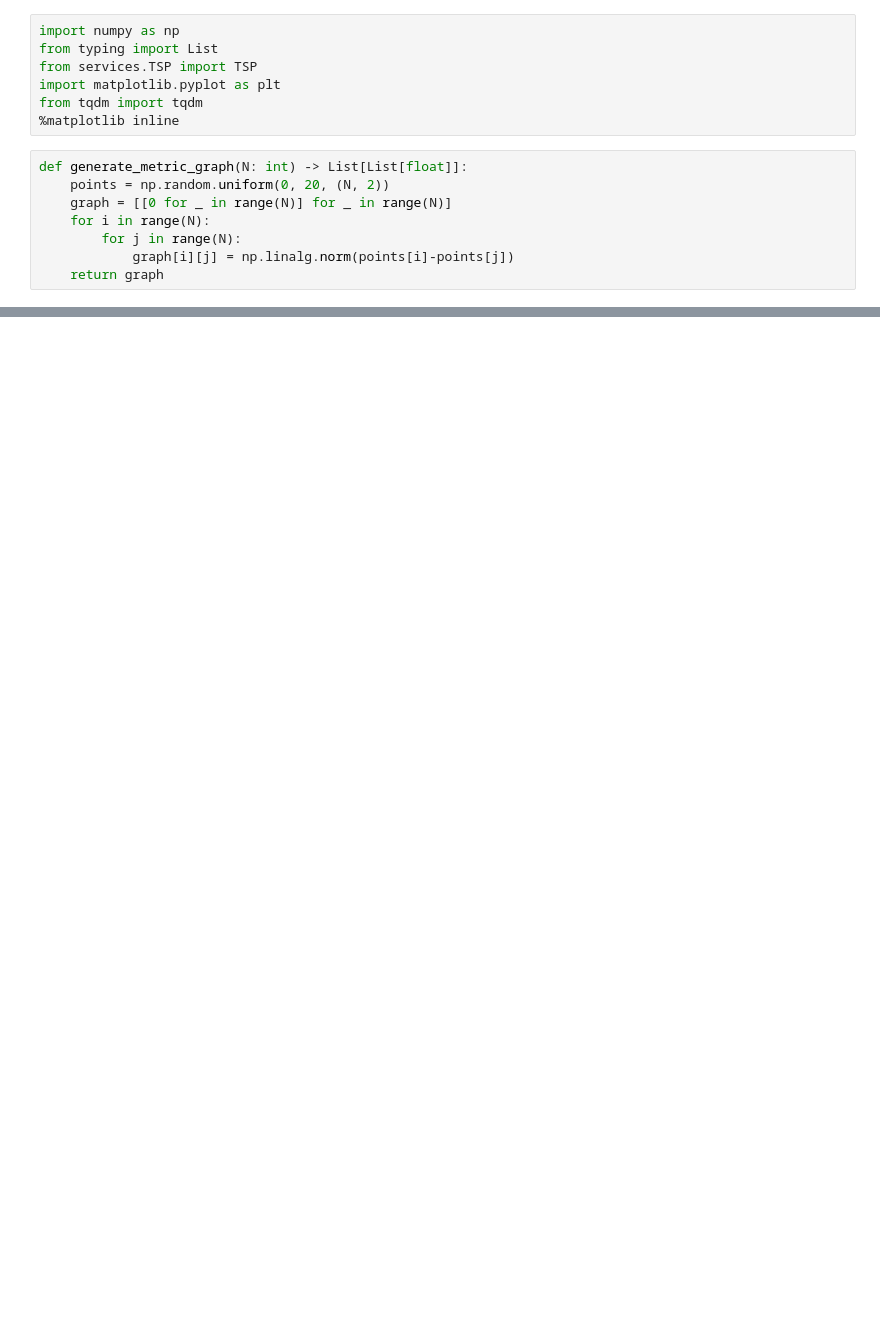
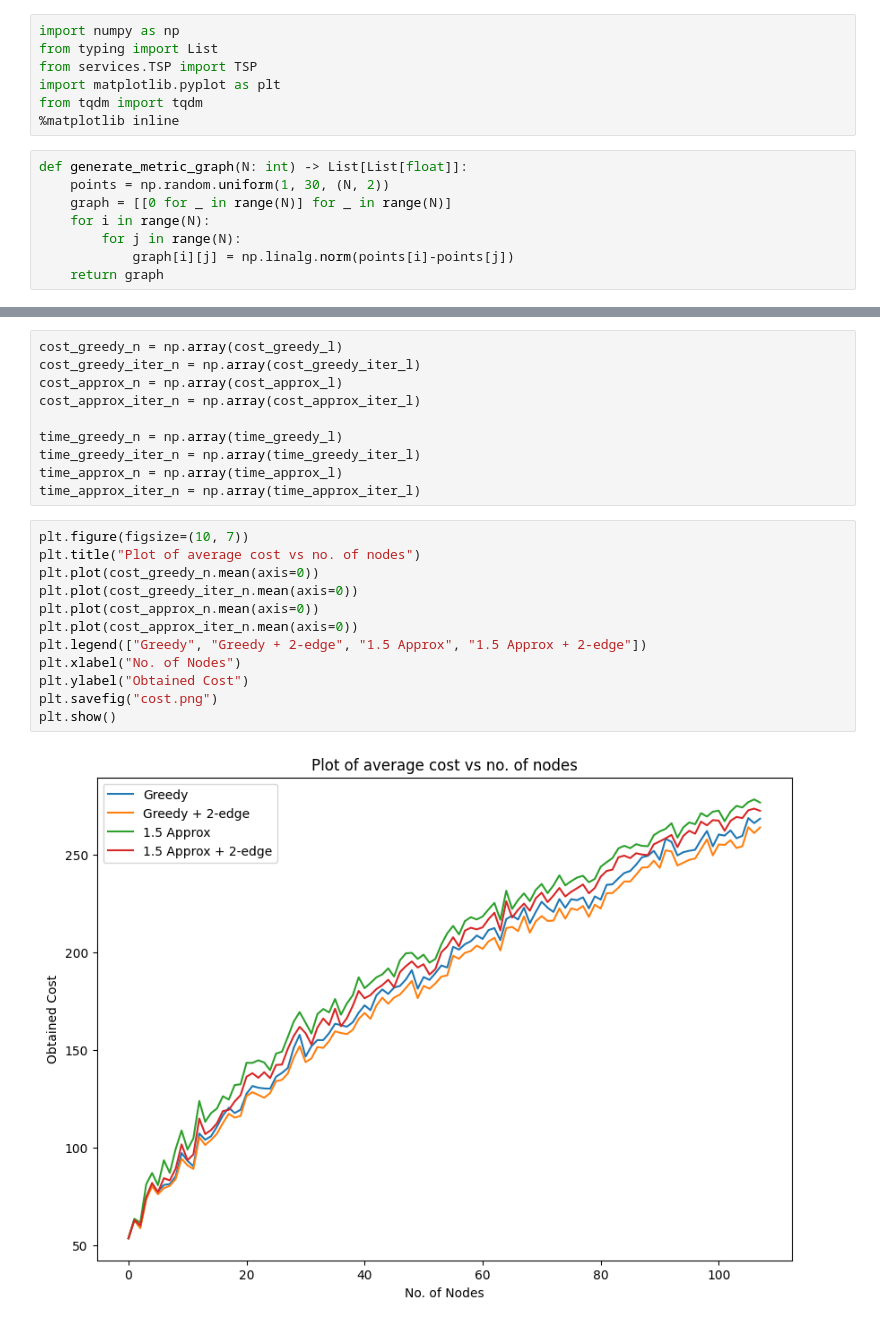
Before and after one commit to Grow-Simple-2023/backend, a Jupyter notebook: analysis.ipynb, the cells around one changed output, grey strips where cells are left out. Cells and saved outputs as stored; diff of their text form; blank space fills up the shorter version.

```diff
--- a/analysis.ipynb
+++ b/analysis.ipynb
@@ -7,7 +7,7 @@ from tqdm import tqdm
 %matplotlib inline
 # %%
 def generate_metric_graph(N: int) -> List[List[float]]:
-    points = np.random.uniform(0, 20, (N, 2))
+    points = np.random.uniform(1, 30, (N, 2))
     graph = [[0 for _ in range(N)] for _ in range(N)]
     for i in range(N):
         for j in range(N):
@@ -67,0 +66,24 @@ alg_1.mean(), alg_2.mean(), alg_3.mean(), alg_4.mean(), alg_5.mean()
+# %%
+cost_greedy_n = np.array(cost_greedy_l)
+cost_greedy_iter_n = np.array(cost_greedy_iter_l)
+cost_approx_n = np.array(cost_approx_l)
+cost_approx_iter_n = np.array(cost_approx_iter_l)
+
+time_greedy_n = np.array(time_greedy_l)
+time_greedy_iter_n = np.array(time_greedy_iter_l)
+time_approx_n = np.array(time_approx_l)
+time_approx_iter_n = np.array(time_approx_iter_l)
+# %%
+plt.figure(figsize=(10, 7))
+plt.title("Plot of average cost vs no. of nodes")
+plt.plot(cost_greedy_n.mean(axis=0))
+plt.plot(cost_greedy_iter_n.mean(axis=0))
+plt.plot(cost_approx_n.mean(axis=0))
+plt.plot(cost_approx_iter_n.mean(axis=0))
+plt.legend(["Greedy", "Greedy + 2-edge", "1.5 Approx", "1.5 Approx + 2-edge"])
+plt.xlabel("No. of Nodes")
+plt.ylabel("Obtained Cost")
+plt.savefig("cost.png")
+plt.show()
+# %% [output]
+[figure, added]
```
Also changed, not shown: parts of 7 cells of this notebook, 6 other files.
